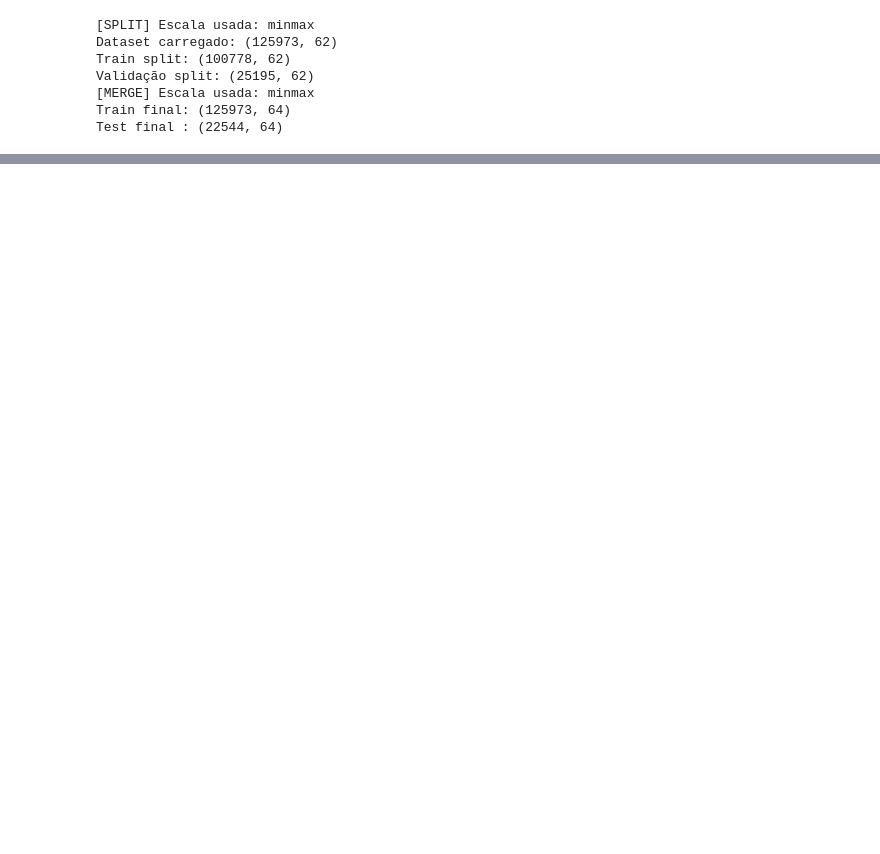
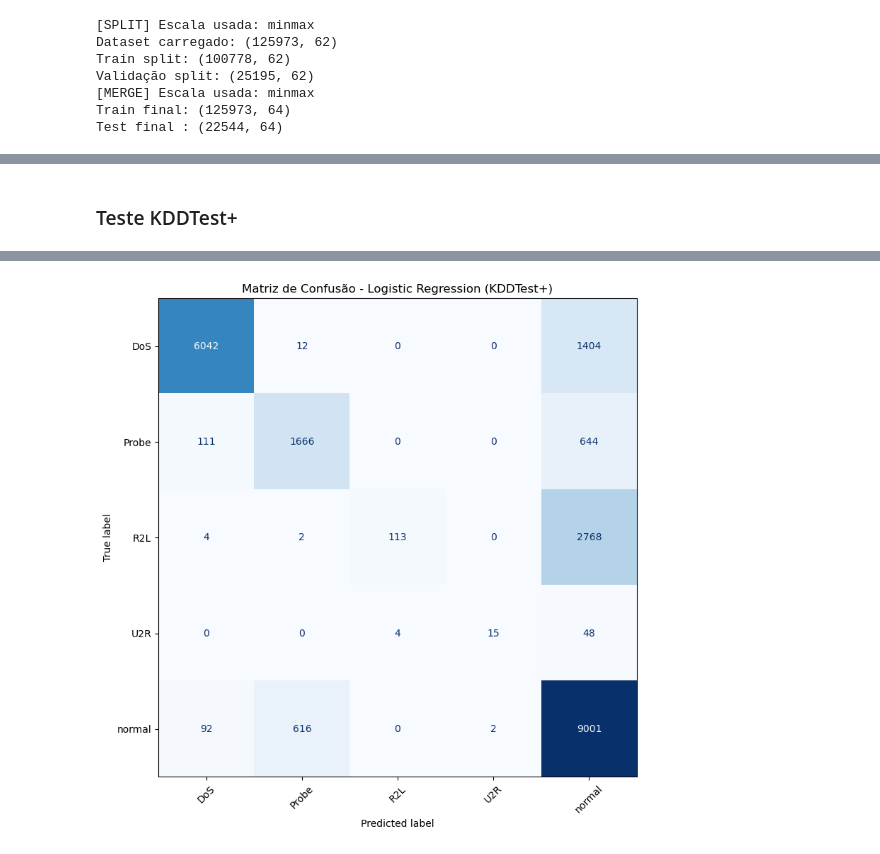
Before and after one commit to pedro-coelho-dr/ml-ids, a Jupyter notebook: notebooks/03_01_logistic_regression.ipynb, the cells around one changed output, grey strips where cells are left out. Cells and saved outputs as stored; diff of their text form; code cells hidden in the pictures; blank space fills up the shorter version.

```diff
--- a/notebooks/03_01_logistic_regression.ipynb
+++ b/notebooks/03_01_logistic_regression.ipynb
@@ -418,0 +412,70 @@ weighted avg   0.795167  0.739709  0.736642  22544.000000
+# %% [markdown]
+### Teste KDDTest+
+# %%
+best_logreg = LogisticRegression(
+    C=5.0,
+    class_weight=None,
+    max_iter=500,
+    penalty='l2',
+    solver='saga'
+)
+
+best_logreg.fit(X_train_final, y_train_final)
+y_pred = best_logreg.predict(X_test_final)
+# %%
+le = LabelEncoder()
+y_test_enc = le.fit_transform(y_test_final)
+y_pred_enc = le.transform(y_pred)
+y_proba = best_logreg.predict_proba(X_test_final)
+
+# Métricas principais
+accuracy = accuracy_score(y_test_final, y_pred)
+precision = precision_score(y_test_final, y_pred, average='macro')
+recall = recall_score(y_test_final, y_pred, average='macro')
+f1 = f1_score(y_test_final, y_pred, average='macro')
+rmse = np.sqrt(mean_squared_error(y_test_enc, y_pred_enc))
+
+# Confusion matrix para FPR e FNR
+cm = confusion_matrix(y_test_enc, y_pred_enc)
+FP = cm.sum(axis=0) - np.diag(cm)
+FN = cm.sum(axis=1) - np.diag(cm)
+TP = np.diag(cm)
+TN = cm.sum() - (FP + FN + TP)
+
+fpr = np.mean(FP / (FP + TN + 1e-10))
+fnr = np.mean(FN / (FN + TP + 1e-10))
+tpr = recall
+
+# AUC para multi-class
+try:
+    auc = roc_auc_score(y_test_enc, y_proba, multi_class='ovr', average='macro')
+except Exception:
+    auc = None
+
+# Exibição
+print("==== Avaliação Global no Conjunto de Teste (Logistic Regression) ====")
+print(f"Acurácia:         {accuracy:.4f}")
+print(f"Precisão:         {precision:.4f}")
+print(f"Recall (TPR):     {recall:.4f}")
+print(f"F1-Score:         {f1:.4f}")
+print(f"FPR (média):      {fpr:.4f}")
+print(f"FNR (média):      {fnr:.4f}")
+print(f"RMSE:             {rmse:.4f}")
+print(f"AUC (ROC):        {auc:.4f}" if auc is not None else "AUC (ROC):        Não aplicável")
+
+# Relatório detalhado por categoria
+print("\n==== Relatório por Categoria ====")
+print(classification_report(y_test_final, y_pred, digits=4))
+
+# Matriz de confusão multiclass
+labels = sorted(y_test_final.unique())
+cm = confusion_matrix(y_test_final, y_pred, labels=labels)
+
+fig, ax = plt.subplots(figsize=(10, 8))
+disp = ConfusionMatrixDisplay(confusion_matrix=cm, display_labels=labels)
+disp.plot(cmap="Blues", xticks_rotation=45, ax=ax, colorbar=False)
+plt.title("Matriz de Confusão - Logistic Regression (KDDTest+)")
+plt.grid(False)
+plt.tight_layout()
+plt.show()
+# %% [output]
@@ -418,0 +499 @@ weighted avg   0.795167  0.739709  0.736642  22544.000000
+[figure, added]
```
Also changed, not shown: parts of 22 cells of this notebook, 35 other files.
